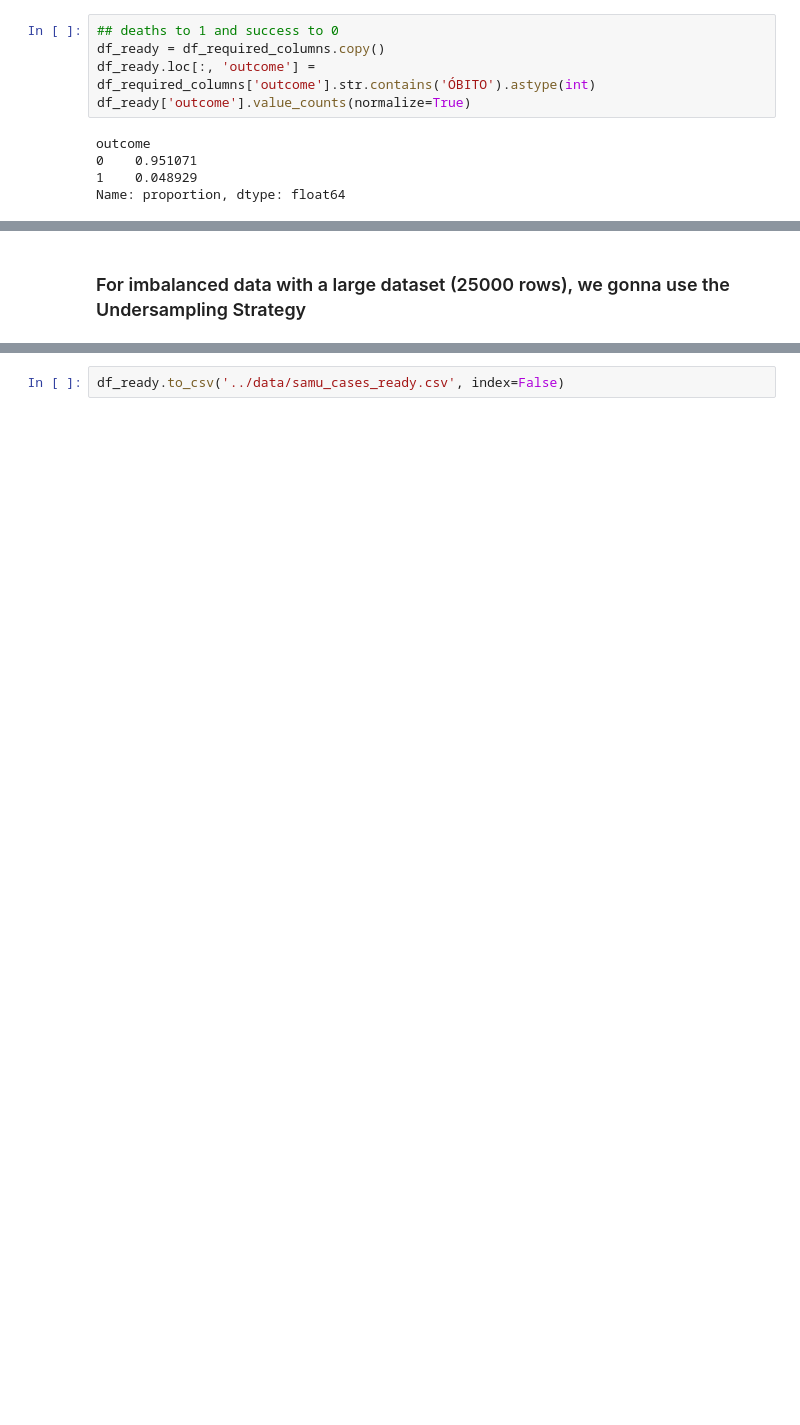
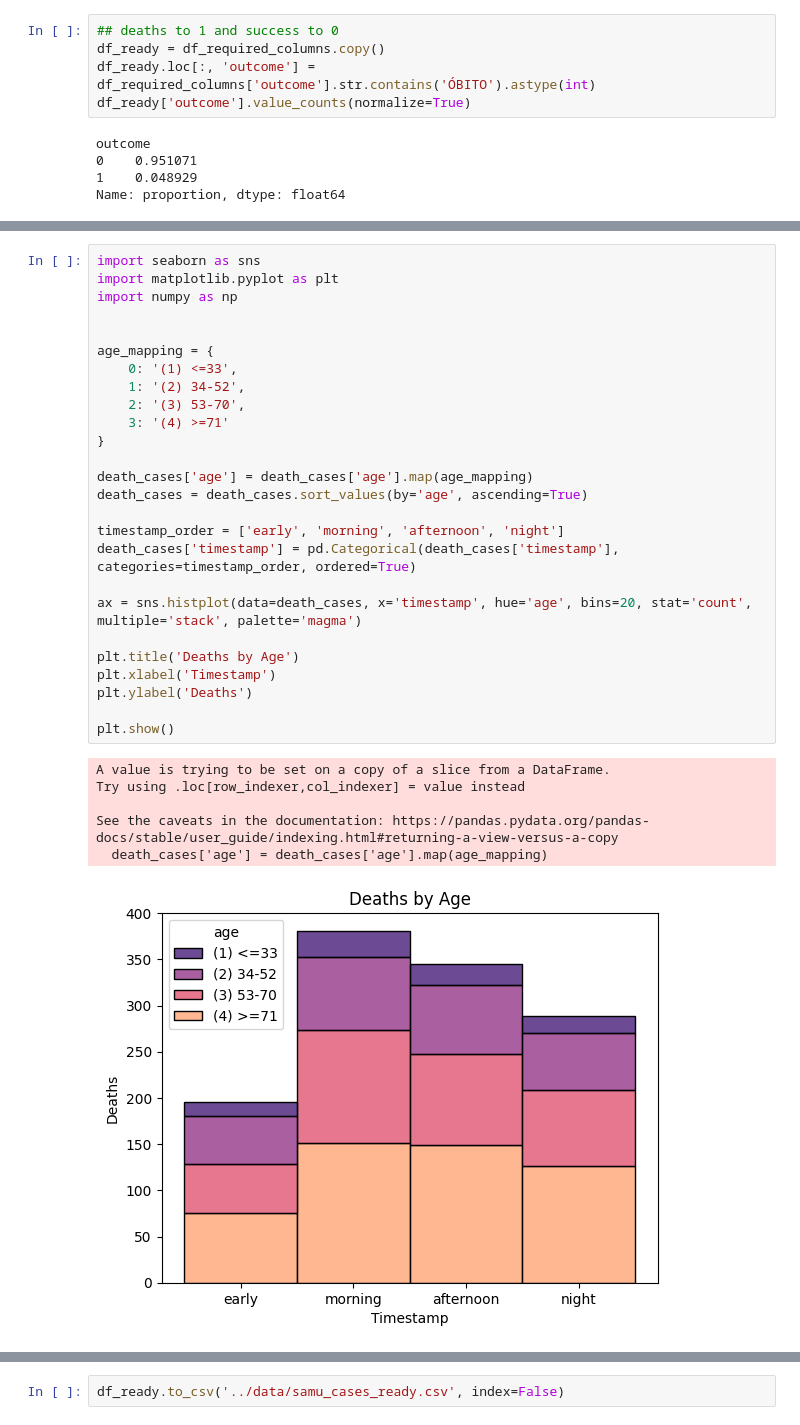
Before and after one commit to gabrielsacampos/ML_SAMU, a Jupyter notebook: src/api/ML/notebooks/EDA_preprocess.ipynb, the cells around one changed output, grey strips where cells are left out. Saved outputs shown, nothing was run; the diff lists cells and outputs as text; blank space fills up the shorter version.

```diff
--- a/src/api/ML/notebooks/EDA_cleaner.ipynb
+++ b/src/api/ML/notebooks/EDA_preprocess.ipynb
@@ -410,5 +415,36 @@ plt.title(f'Total number of successful cases and deaths before or during the med
 # %% [output]
 Text(0.5, 1.0, 'Total number of successful cases and deaths before or during the medical care (24750)')
 [figure]
-# %% [markdown]
-### For imbalanced data with a large dataset (25000 rows), we gonna use the Undersampling Strategy
+# %%
+import seaborn as sns
+import matplotlib.pyplot as plt
+import numpy as np
+
+
+age_mapping = {
+    0: '(1) <=33',
+    1: '(2) 34-52',
+    2: '(3) 53-70',
+    3: '(4) >=71'
+}
+
+death_cases['age'] = death_cases['age'].map(age_mapping)
+death_cases = death_cases.sort_values(by='age', ascending=True)
+
+timestamp_order = ['early', 'morning', 'afternoon', 'night']
+death_cases['timestamp'] = pd.Categorical(death_cases['timestamp'], categories=timestamp_order, ordered=True)
+
+ax = sns.histplot(data=death_cases, x='timestamp', hue='age', bins=20, stat='count', multiple='stack', palette='magma')
+
+plt.title('Deaths by Age')
+plt.xlabel('Timestamp')
+plt.ylabel('Deaths')
+
+plt.show()
+# %% [output]
+A value is trying to be set on a copy of a slice from a DataFrame.
+Try using .loc[row_indexer,col_indexer] = value instead
+
+See the caveats in the documentation: https://pandas.pydata.org/pandas-docs/stable/user_guide/indexing.html#returning-a-view-versus-a-copy
+  death_cases['age'] = death_cases['age'].map(age_mapping)
+[figure, added]
```
Also changed, not shown: parts of 16 cells of this notebook, 5 other files.
